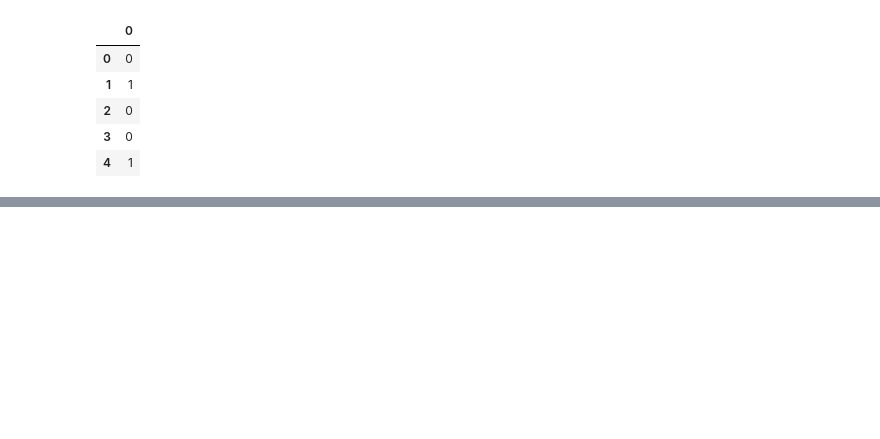
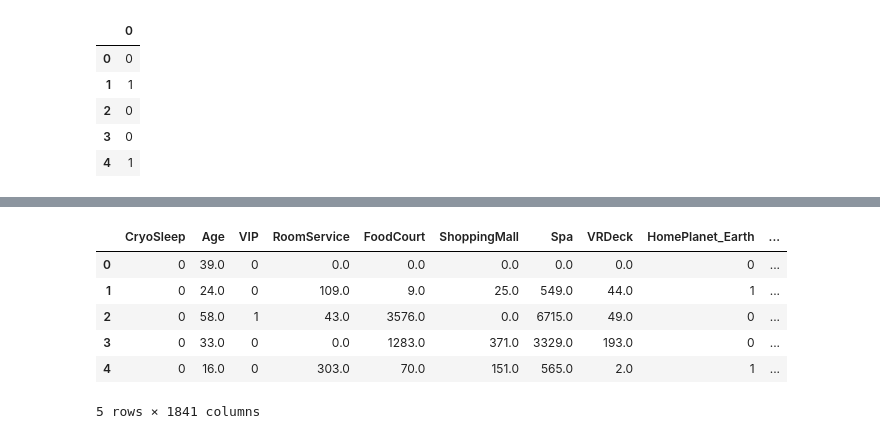
Before and after one commit to cmdecker95/spaceship_titanic, a Jupyter notebook: spaceship_titanic.ipynb, the cells around one changed output, grey strips where cells are left out. Cells and saved outputs as stored; diff of their text form; code cells hidden in the pictures; blank space fills up the shorter version.

```diff
--- a/spaceship_titanic.ipynb
+++ b/spaceship_titanic.ipynb
@@ -35,3 +39,11 @@ Data columns (total 14 columns):
  13  Transported   8693 non-null   bool
 dtypes: bool(1), float64(6), object(7)
 memory usage: 891.5+ KB
+# %%
+# Count and enumerate unique categorical values
+for col in df_train.columns:
+    column = df_train[col]
+    if column.dtype in ('bool', 'object'):
+        uniques = column.unique()
+        print(f"{col} ({len(uniques)})")
+        print(f"{uniques}\n")
@@ -219,0 +170,49 @@ clf.score(X_val, y_val)
+# %%
+# Clean up the features
+
+# `Name` and `PassengerId` are unique identifiers, probably not highly correlated to the target
+X_clean = X.drop(['Name', 'PassengerId'], axis=1)
+
+# Only dummy encode features with small (<5) expansion
+expand_cols = ['HomePlanet', 'Destination']
+onehot_cols = pd.get_dummies(X_clean[expand_cols])
+X_clean = X_clean.drop(expand_cols, axis=1)
+X_clean = X_clean.join(onehot_cols)
+
+# Binarize boolean features
+for col in ('CryoSleep', 'VIP'):
+    column = X_clean[col].copy()
+    column[column.isna()] = 0
+    column = np.zeros(column.shape) + column.to_numpy()
+    column = pd.Series(column, dtype='uint8')
+    X_clean[col] = column
+
+# Split `Cabin` encoding by splitting it into 3 features
+cabins = {'Cabin1': [],
+          'Cabin2': [],
+          'Cabin3': []}
+
+for i, row in X_clean.copy().iterrows():
+    if type(row['Cabin']) == str:
+        c1, c2, c3 = row['Cabin'].split('/')
+        cabins['Cabin1'].append(c1)
+        cabins['Cabin2'].append(c2)
+        cabins['Cabin3'].append(c3)
+
+X_clean = X_clean.drop('Cabin', axis=1)
+X_clean = X_clean.join(pd.DataFrame(cabins))
+
+expand_cabins = ['Cabin1', 'Cabin2', 'Cabin3']
+onehot_cabins = pd.get_dummies(X_clean[expand_cabins])
+X_clean = X_clean.drop(expand_cabins, axis=1)
+X_clean = X_clean.join(onehot_cabins)
+
+X_clean.head()
+# %% [output]
+|  | CryoSleep | Age | VIP | RoomService | FoodCourt | ShoppingMall | Spa | VRDeck | HomePlanet_Earth | ... |
+| 0 | 0 | 39.0 | 0 | 0.0 | 0.0 | 0.0 | 0.0 | 0.0 | 0 | ... |
+| 1 | 0 | 24.0 | 0 | 109.0 | 9.0 | 25.0 | 549.0 | 44.0 | 1 | ... |
+| 2 | 0 | 58.0 | 1 | 43.0 | 3576.0 | 0.0 | 6715.0 | 49.0 | 0 | ... |
+| 3 | 0 | 33.0 | 0 | 0.0 | 1283.0 | 371.0 | 3329.0 | 193.0 | 0 | ... |
+| 4 | 0 | 16.0 | 0 | 303.0 | 70.0 | 151.0 | 565.0 | 2.0 | 1 | ... |
+5 rows × 1841 columns
```
Also changed, not shown: parts of 80 cells of this notebook, 2 other files.
